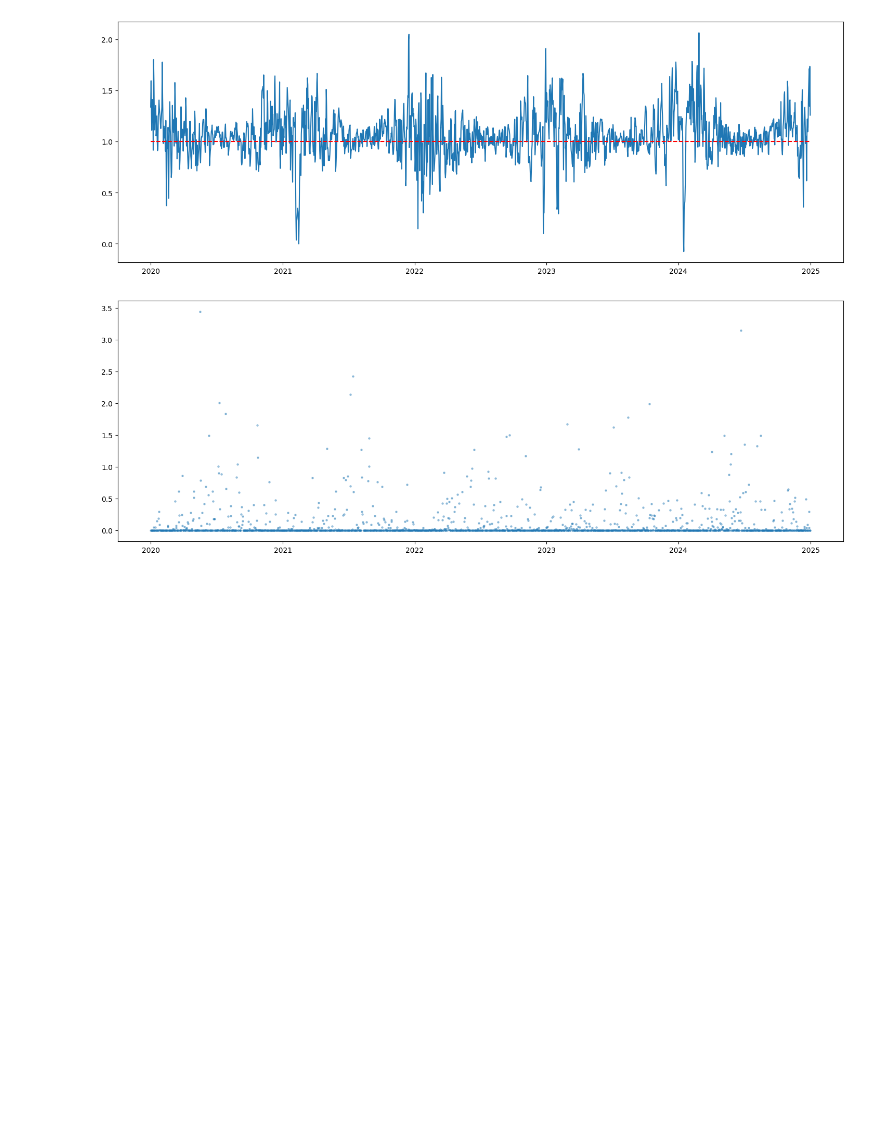
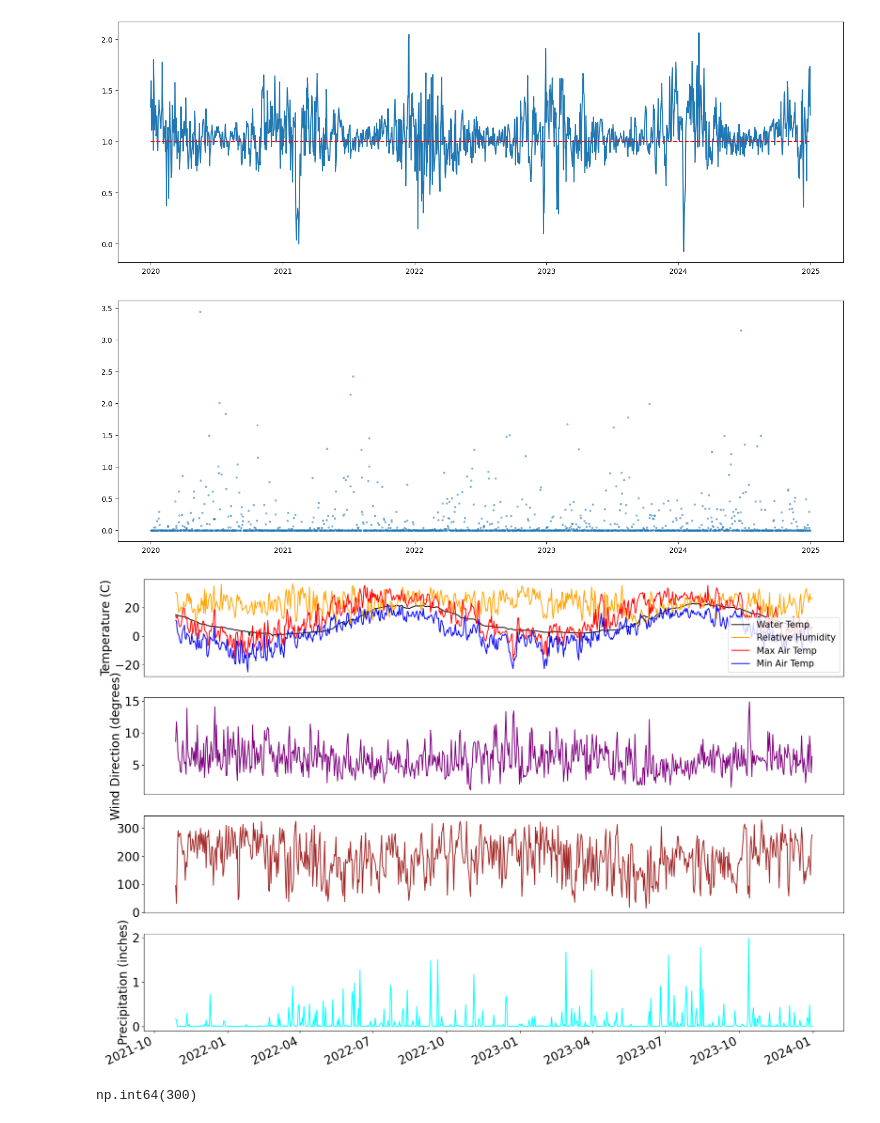
Before and after one commit to jackdpond/lake_effect, a Jupyter notebook: src/code/data_viz.ipynb, the cells around one changed output. Drawn from its saved outputs; the diff is of its cells as text; code cells hidden in the pictures; blank space fills up the shorter version.

Commit message:
created 'eyeball data' figure for poster

```diff
--- a/src/code/data_viz.ipynb
+++ b/src/code/data_viz.ipynb
@@ -78,3 +78,80 @@ plt.scatter(df.index, precip, s=5, alpha=.4)
 plt.show()
 # %% [output]
 [figure]
+# %%
+plt.rcParams.update({
+    "font.size": 20,              # default text size
+    "axes.titlesize": 20,         # subplot titles
+    "axes.labelsize": 20,         # x and y labels
+    "xtick.labelsize": 20,        # x tick labels
+    "ytick.labelsize": 20,        # y tick labels
+    "legend.fontsize": 15,        # legend text
+})
+
+df = pd.read_csv('../data/combined_wt.csv')
+df['day'] = pd.to_datetime(df['day'])
+df = df.set_index('day')
+
+
+pres = df['PRES'].to_numpy()
+
+
+water_temp = df['sst'].to_numpy()
+rh = (df['avg_rh'].to_numpy() - 32) * 5 / 9
+max_temp = (df['max_temp_f'].to_numpy() - 32) * 5 / 9
+min_temp = (df['min_temp_f'].to_numpy() - 32) * 5 / 9
+
+wspd = df['WSPD'].to_numpy()
+
+wdir = df['WDIR'].to_numpy()
+
+precip = df['precip_in'].to_numpy()
+
+fig, ax = plt.subplots(4, 1, figsize=(18, 12))
+
+day = df.index
+
+ax[0].plot(day, water_temp, label='Water Temp', color='k')
+ax[0].plot(day, rh, label="Relative Humidity", color='orange')
+ax[0].plot(day, max_temp, label="Max Air Temp", color='red')
+ax[0].plot(day, min_temp, label="Min Air Temp", color='blue')
+ax[0].set_ylabel("Temperature (C)")
+ax[0].legend()
+
+# ax[1].plot(day, pres, label="Pressure", color='purple')
+# ax[1].set_ylabel("Pressure (hPa)")
+# ax[1].legend()
+
+ax[1].plot(day, wspd, label="Windspeed", color="purple")
+ax[1].set_ylabel("Windspeed (MPH)")
+# ax[1].legend()
+
+ax[2].plot(day, wdir, label="Wind Direction", color="brown")
+# ax[2].legend()
+ax[1].set_ylabel("Wind Direction (degrees)")
+
+ax[3].plot(day, precip, label="Inches of precipitation", color='cyan')
+# ax[3].legend()
+ax[3].set_ylabel("Precipitation (inches)")
+
+for axi in ax[:-1]:
+    axi.label_outer()                # hides shared x-ticklabels
+    axi.tick_params(axis='x', which='both', length=0)   # remove ticks
+    axi.spines['bottom'].set_visible(True)              # thin separator
+    axi.spines['bottom'].set_linewidth(0.5)             # thin line
+
+# Format only the bottom subplot's x-axis
+# import matplotlib.dates as mdates
+# ax[-1].xaxis.set_major_locator(mdates.AutoDateLocator())
+# ax[-1].xaxis.set_major_formatter(mdates.DateFormatter('%Y-%m'))
+plt.setp(ax[-1].get_xticklabels(), rotation=25, ha='right')
+
+fig.tight_layout()
+plt.savefig("data_viz.pdf", bbox_inches='tight')
+plt.show()
+# %% [output]
+[figure, added]
+# %%
+df['ATMP'].isna().sum()
+# %% [output]
+np.int64(300)
```
